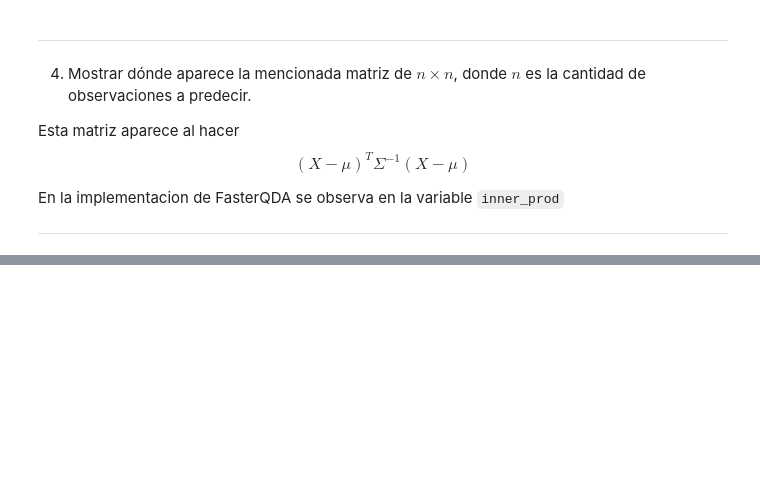
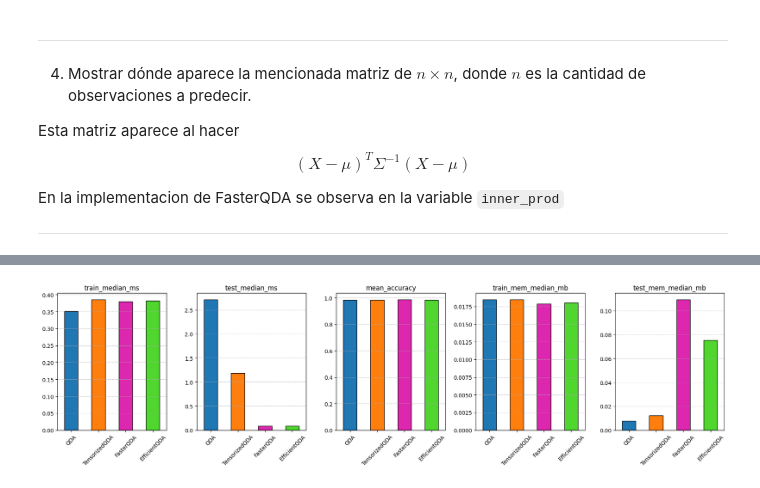
Before and after one commit to NachoXDX/ceia-amia-tp, a Jupyter notebook: Resolucion.ipynb, the cells around one changed output, grey strips where cells are left out. Drawn from its saved outputs; the diff is of its cells as text; code cells hidden in the pictures; blank space fills up the shorter version.

```diff
--- a/Resolucion.ipynb
+++ b/Resolucion.ipynb
@@ -97,0 +131,17 @@ $$
+# %%
+b = Benchmark(
+    X_full, y_full_encoded,
+    n_runs = 100,
+    warmup = 20,
+    mem_runs = 20,
+    test_sz = 0.3,
+    same_splits = False
+)
+# bencheamos un par
+to_bench = [QDA, TensorizedQDA, FasterQDA, EfficientQDA]
+
+for model in to_bench:
+    b.bench(model)
+
+summ = b.summary()
+summ[['train_median_ms', 'test_median_ms','mean_accuracy','train_mem_median_mb','test_mem_median_mb']]
@@ -97,0 +163,38 @@ $$
+# %%
+# Grafico para ver las metricas (100% hecho con IA)
+
+fig, axes = plt.subplots(1, 5, figsize=(18, 5))
+# axes = axes.flatten() # Aplanamos el array de ejes para iterar fácilmente
+
+# Lista de las métricas que queremos graficar
+features = [
+    'train_median_ms',
+    'test_median_ms',
+    'mean_accuracy',
+    'train_mem_median_mb',
+    'test_mem_median_mb'
+]
+
+# 3. Iteramos sobre cada métrica para crear su gráfico de barras
+for i, feature in enumerate(features):
+    # Ploteamos directamente desde pandas seleccionando los colores
+    summ[feature].plot(kind='bar', ax=axes[i], color=['#1f77b4', '#ff7f0e', "#dd27af","#50d62f"], edgecolor='black')
+
+    # Ajustes estéticos (título, etiquetas, rotación del texto, grilla)
+    axes[i].set_title(feature)
+    axes[i].set_ylabel(None)
+    axes[i].set_xlabel(None)
+    axes[i].tick_params(axis='x', rotation=45)
+    axes[i].grid(axis='y', linestyle='--', alpha=0.7)
+
+# 4. Eliminamos el último subplot (el sexto) ya que solo tenemos 5 features
+# fig.delaxes(axes[5])
+
+# 5. Ajustamos los márgenes para que no se superpongan los títulos
+plt.tight_layout()
+
+# Opcional: mostrar o guardar el gráfico
+# plt.savefig('benchmark_summary.png', dpi=300, bbox_inches='tight')
+plt.show()
+# %% [output]
+[figure, added]
```
Also changed, not shown: parts of 9 cells of this notebook, 2 other files.
